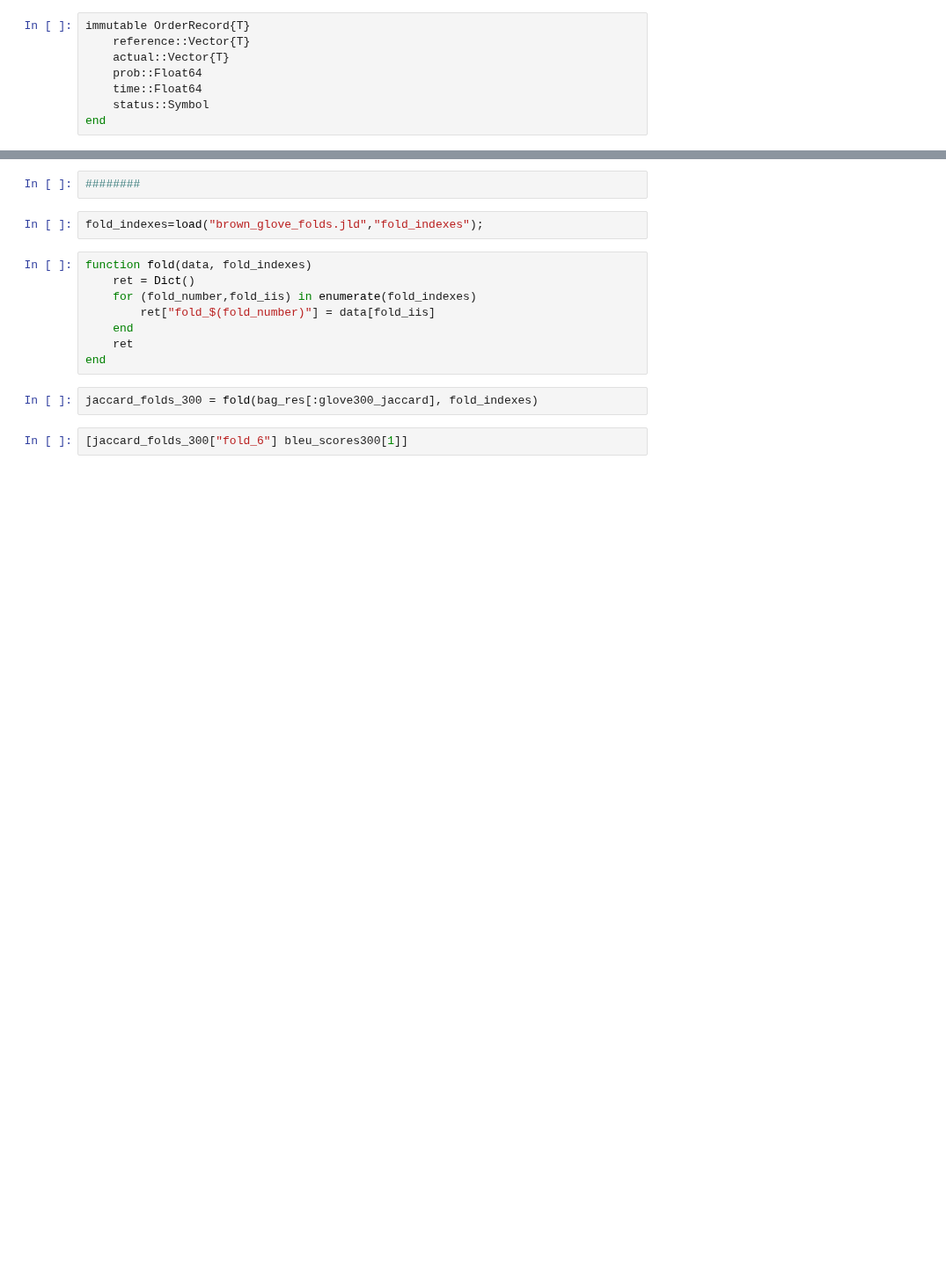
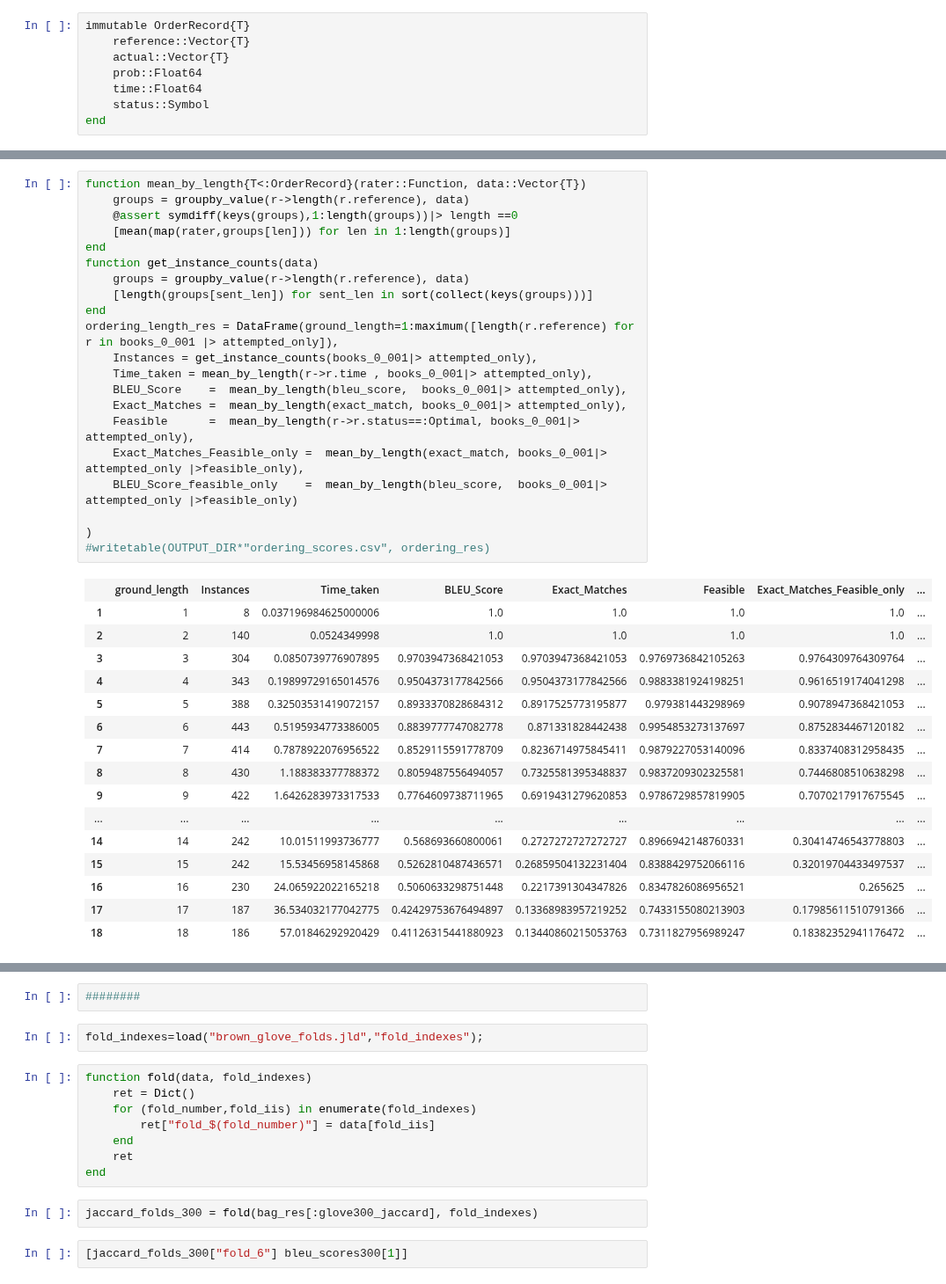
Before and after one commit to oxinabox/phd, a Jupyter notebook: prototypes/SumOfWordEmbeddings/ResAna.ipynb, the cells around one changed output, grey strips where cells are left out. Shown at 88% size. Drawn from its saved outputs; the diff is of its cells as text; blank space fills up the shorter version.

```diff
--- a/prototypes/SumOfWordEmbeddings/ResAna.ipynb
+++ b/prototypes/SumOfWordEmbeddings/ResAna.ipynb
@@ -371,0 +386,38 @@ ordering_res
+# %%
+function mean_by_length{T<:OrderRecord}(rater::Function, data::Vector{T})
+    groups = groupby_value(r->length(r.reference), data)
+    @assert symdiff(keys(groups),1:length(groups))|> length ==0
+    [mean(map(rater,groups[len])) for len in 1:length(groups)]
+end
+function get_instance_counts(data)
+    groups = groupby_value(r->length(r.reference), data)
+    [length(groups[sent_len]) for sent_len in sort(collect(keys(groups)))]
+end
+ordering_length_res = DataFrame(ground_length=1:maximum([length(r.reference) for r in books_0_001 |> attempted_only]),
+    Instances = get_instance_counts(books_0_001|> attempted_only),
+    Time_taken = mean_by_length(r->r.time , books_0_001|> attempted_only),
+    BLEU_Score    =  mean_by_length(bleu_score,  books_0_001|> attempted_only),
+    Exact_Matches =  mean_by_length(exact_match, books_0_001|> attempted_only),
+    Feasible      =  mean_by_length(r->r.status==:Optimal, books_0_001|> attempted_only),
+    Exact_Matches_Feasible_only =  mean_by_length(exact_match, books_0_001|> attempted_only |>feasible_only),
+    BLEU_Score_feasible_only    =  mean_by_length(bleu_score,  books_0_001|> attempted_only |>feasible_only)
+
+)
+#writetable(OUTPUT_DIR*"ordering_scores.csv", ordering_res)
+# %% [output]
+|  | ground_length | Instances | Time_taken | BLEU_Score | Exact_Matches | Feasible | Exact_Matches_Feasible_only | ... |
+| 1 | 1 | 8 | 0.037196984625000006 | 1.0 | 1.0 | 1.0 | 1.0 | ... |
+| 2 | 2 | 140 | 0.0524349998 | 1.0 | 1.0 | 1.0 | 1.0 | ... |
+| 3 | 3 | 304 | 0.0850739776907895 | 0.9703947368421053 | 0.9703947368421053 | 0.9769736842105263 | 0.9764309764309764 | ... |
+| 4 | 4 | 343 | 0.19899729165014576 | 0.9504373177842566 | 0.9504373177842566 | 0.9883381924198251 | 0.9616519174041298 | ... |
+| 5 | 5 | 388 | 0.32503531419072157 | 0.8933370828684312 | 0.8917525773195877 | 0.979381443298969 | 0.9078947368421053 | ... |
+| 6 | 6 | 443 | 0.5195934773386005 | 0.8839777747082778 | 0.871331828442438 | 0.9954853273137697 | 0.8752834467120182 | ... |
+| 7 | 7 | 414 | 0.7878922076956522 | 0.8529115591778709 | 0.8236714975845411 | 0.9879227053140096 | 0.8337408312958435 | ... |
+| 8 | 8 | 430 | 1.188383377788372 | 0.8059487556494057 | 0.7325581395348837 | 0.9837209302325581 | 0.7446808510638298 | ... |
+| 9 | 9 | 422 | 1.6426283973317533 | 0.7764609738711965 | 0.6919431279620853 | 0.9786729857819905 | 0.7070217917675545 | ... |
+| ... | ... | ... | ... | ... | ... | ... | ... | ... |
+| 14 | 14 | 242 | 10.01511993736777 | 0.568693660800061 | 0.2727272727272727 | 0.8966942148760331 | 0.30414746543778803 | ... |
+| 15 | 15 | 242 | 15.53456958145868 | 0.5262810487436571 | 0.26859504132231404 | 0.8388429752066116 | 0.32019704433497537 | ... |
+| 16 | 16 | 230 | 24.065922022165218 | 0.5060633298751448 | 0.2217391304347826 | 0.8347826086956521 | 0.265625 | ... |
+| 17 | 17 | 187 | 36.534032177042775 | 0.42429753676494897 | 0.13368983957219252 | 0.7433155080213903 | 0.17985611510791366 | ... |
+| 18 | 18 | 186 | 57.01846292920429 | 0.41126315441880923 | 0.13440860215053763 | 0.7311827956989247 | 0.18382352941176472 | ... |
```
Also changed, not shown: parts of 42 cells of this notebook, 4 other files.
